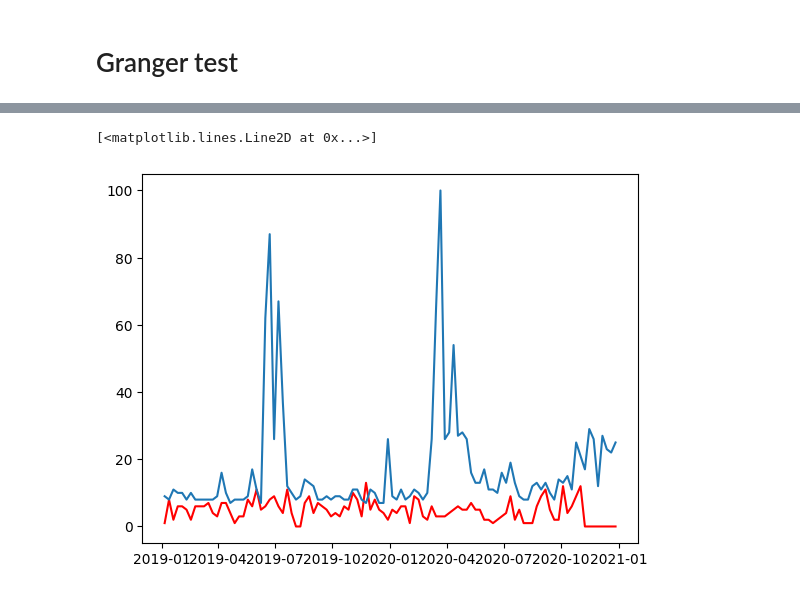
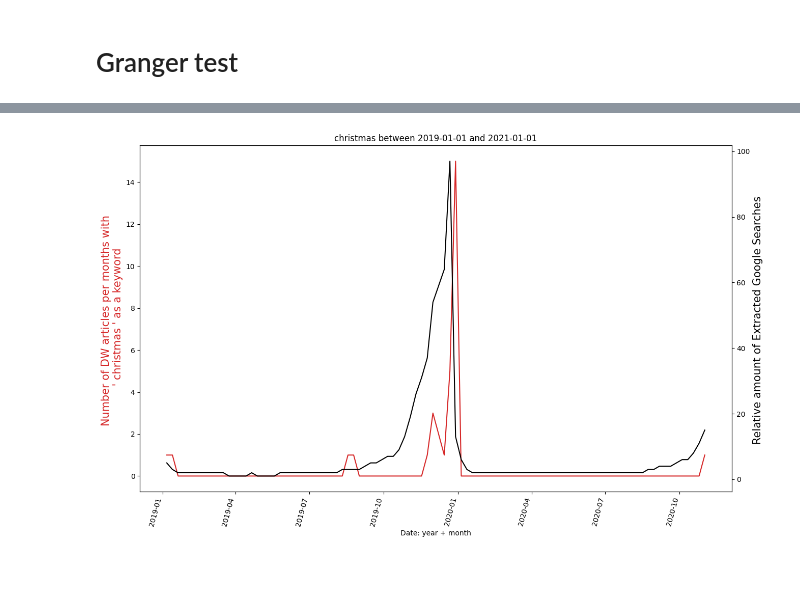
Before and after one commit to mariosakritas/NLP-methods-for-news-articles, a Jupyter notebook: notebooks/anya_dw_google_keyword_timeseries.ipynb, the cells around one changed output, grey strips where cells are left out. Drawn from its saved outputs; the diff is of its cells as text; code cells hidden in the pictures.

Commit message:
cleaned a bit

```diff
--- a/notebooks/anya_dw_google_keyword_timeseries.ipynb
+++ b/notebooks/anya_dw_google_keyword_timeseries.ipynb
@@ -29,14 +59,14 @@ from rapidfuzz import process
 # %%
-#load df
+# #load df
 
-filepath = '../data/interim/clean_keywords_2019-2021_after_RapidFuzz.json'
+# filepath = '../data/interim/clean_keywords_2019-2021_after_RapidFuzz.json'
 
-df = pd.read_json(filepath, orient ='split', compression = 'infer')
-#df_clean =df
+# df = pd.read_json(filepath, orient ='split', compression = 'infer')
+# #df_clean =df
 # %%
 #INPUT any keyword  and Dates
 flat_keywords=list(itertools.chain(*list(df['keywordStringsCleanAfterFuzz'])))
-input_keyword = 'Angela Merkel'
+input_keyword = 'Christmas'
 start_date='2019-01-01'
 end_date='2021-01-01'
 #interactive version
@@ -134,7 +164,8 @@ def get_dw_timeseries_FT(df_clean, keyword, start = '2019-01-01', end='2021-01-0
     not_keyword_indices = [] #TODO: do this without a loop (create extra boolean column and assign True if keyword is there)
     for i, row in enumerate(df_clean['keywordStringsCleanAfterFuzz']):
         if keyword not in row:
-            not_keyword_indices.append(i)
+            #print(df_clean.index[i])
+            not_keyword_indices.append(df_clean.index[i])
 
     df_clean = df_clean.drop(not_keyword_indices)
     df_clean['lastModifiedDate'] = pd.to_datetime(df_clean['lastModifiedDate'])
@@ -187,10 +228,10 @@ angela merkel
 df['lastModifiedDate'] = pd.to_datetime(df['lastModifiedDate'])
 df.set_index('lastModifiedDate', inplace = True)
 # %%
-def plot_timeseries_dw_google(input_keyword,x, y, x1, y1, xlabel='Date: year + month', dpi=100,fontsize=15):
+def plot_timeseries_dw_google(input_keyword,x, y, x1, y1, xlabel='Date: year + month', dpi=100,fontsize=15,title1=''):
 
     fig,ax=plt.subplots(figsize=(15,10), dpi=dpi)
-    plt.gca().set(title= str(input_keyword)+' between '+start+' and '+ end, xlabel=xlabel)
+    plt.gca().set(title= str(input_keyword)+' between '+start+' and '+ end + title1, xlabel=xlabel)
     ax.set_ylabel(ylabel='Number of DW articles per months with \n \' ' + input_keyword + ' \' as a keyword', color = 'tab:red',fontsize = fontsize)
     ax2 = ax.twinx()
     ax2.set_ylabel('Relative amount of Extracted Google Searches ', color = 'black', fontsize = fontsize)
@@ -303,13 +413,14 @@ df_plot.head()
 # %%
 #let's subtract the meean from each signal
 dw=df_plot['id']
 google=df_plot[selected_keyword]
 
 dw_demean = dw-np.mean(dw)
 google_demean = google-np.mean(google)
 
-plt.plot(dw,'red')
-plt.plot(google)
+# plt.plot(dw,'red')
+# plt.plot(google)
+
+plot_timeseries_dw_google(selected_keyword,y=dw, x=dw.index, y1=google, x1=google.index )
 # %% [output]
-[<matplotlib.lines.Line2D at 0x...>]
-[figure, old version]
+[figure, new version]
```
Also changed, not shown: parts of 37 cells of this notebook.
